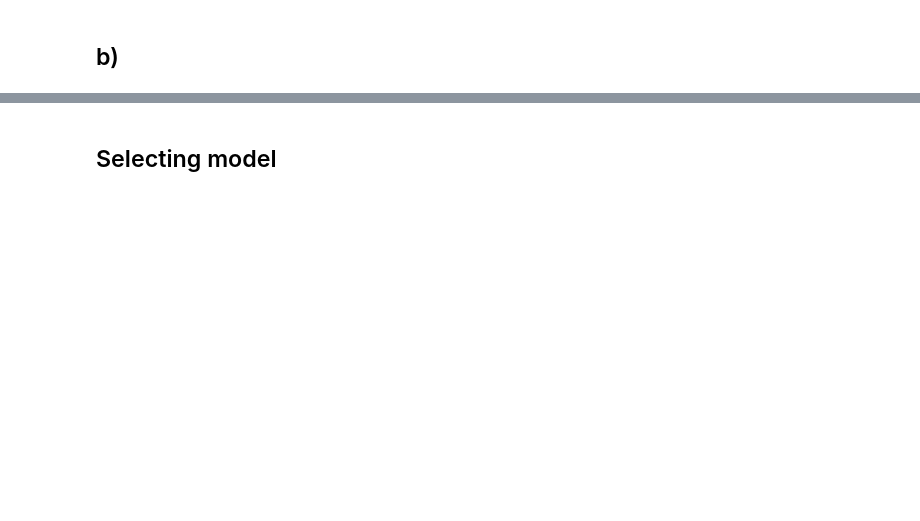
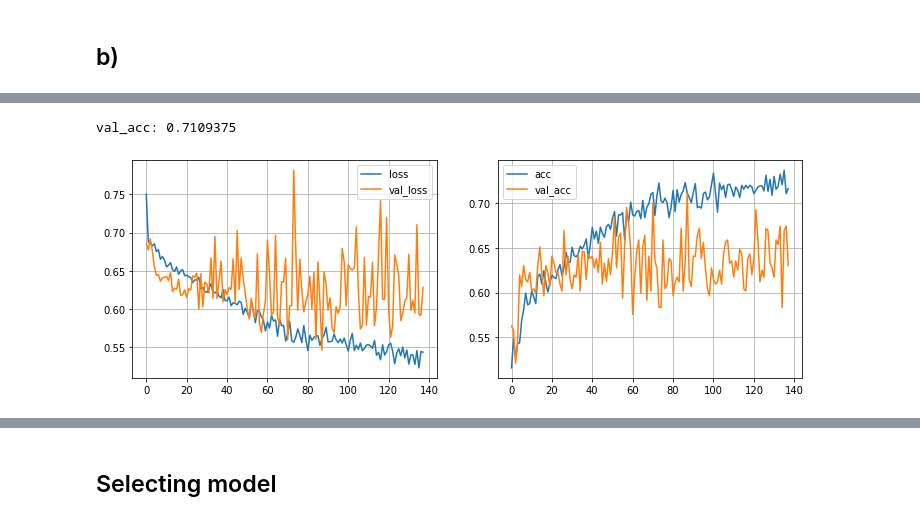
Before and after one commit to felix-tjernberg/ai21-deep-learning, a Jupyter notebook: lab/2_train_models.ipynb, the cells around one changed output, grey strips where cells are left out. Saved outputs shown, nothing was run; the diff lists cells and outputs as text; code cells hidden in the pictures; blank space fills up the shorter version.

```diff
--- a/lab/2_train_models.ipynb
+++ b/lab/2_train_models.ipynb
@@ -162,0 +136,5 @@ None
+# %%
+model_3__kernel_numbers = [32, 64]
+model_3 = model_cnn_2_classes(model_3__kernel_numbers, model_1__node_dropout_pairs, name='model_3', flatten_layer_dropout_rate=.5)
+fit_then_evaluate_model(model_3);
+# %% [output]
@@ -162,0 +143,2 @@ None
+val_acc: 0.7109375
+[figure, added]
```
Also changed, not shown: parts of 26 cells of this notebook.
